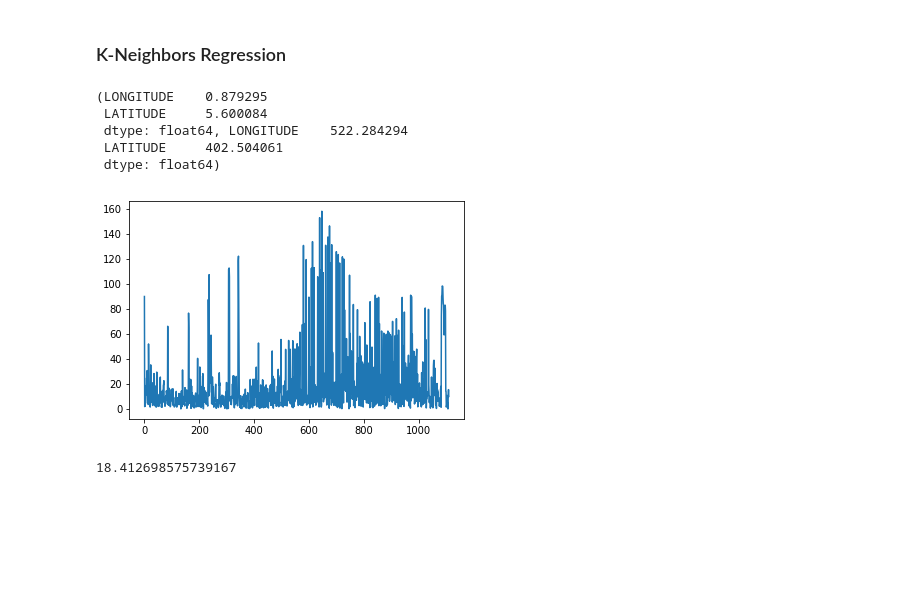
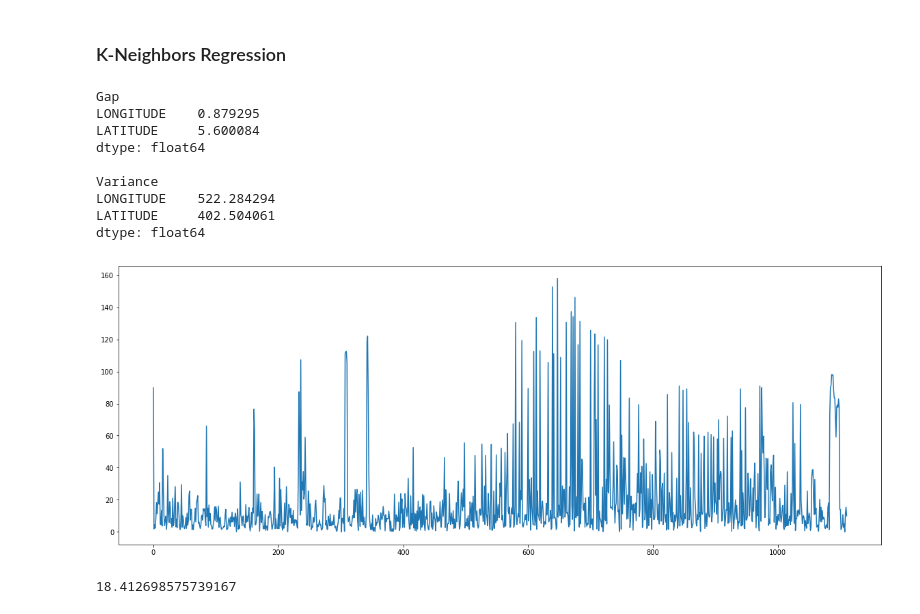
Before and after one commit to JeehunPark/DS, a Jupyter notebook: Python/Wifi/Wifi_locale.ipynb, the cells around one changed output. Saved outputs shown, nothing was run; the diff lists cells and outputs as text; code cells hidden in the pictures; blank space fills up the shorter version.

```diff
--- a/Python/Wifi/Wifi_locale.ipynb
+++ b/Python/Wifi/Wifi_locale.ipynb
@@ -198,20 +219,25 @@ predic_y = model_KN.predict(validation_x)
 # predic_y, raw_validation.loc[:, ("LONGITUDE", "LATITUDE")]
 # %%
 gap = predic_y-raw_validation.loc[:, ("LONGITUDE", "LATITUDE")]
-np.mean(gap), np.var(gap)
+print("Gap\n{}".format(np.mean(gap)), "\n\nVariance\n{}".format(np.var(gap)))
 # %% [output]
-(LONGITUDE    0.879295
- LATITUDE     5.600084
- dtype: float64, LONGITUDE    522.284294
- LATITUDE     402.504061
- dtype: float64)
+Gap
+LONGITUDE    0.879295
+LATITUDE     5.600084
+dtype: float64
+
+Variance
+LONGITUDE    522.284294
+LATITUDE     402.504061
+dtype: float64
 # %%
 raw_gap = raw_validation.loc[:, ("LONGITUDE", "LATITUDE")]
 pre_gap = pd.DataFrame(predic_y, columns=["LONGITUDE", "LATITUDE"])
+plt.figure(figsize=(20, 7.5))
 plt.plot(np.sqrt(np.sum((raw_gap-pre_gap)*(raw_gap-pre_gap), axis=1)))
 plt.show()
 # %% [output]
-[figure, old version]
+[figure, new version]
 # %%
 np.mean(np.sqrt(np.sum((raw_gap-pre_gap)*(raw_gap-pre_gap), axis=1)))
 # %% [output]
```
Also changed, not shown: parts of 13 cells of this notebook.
